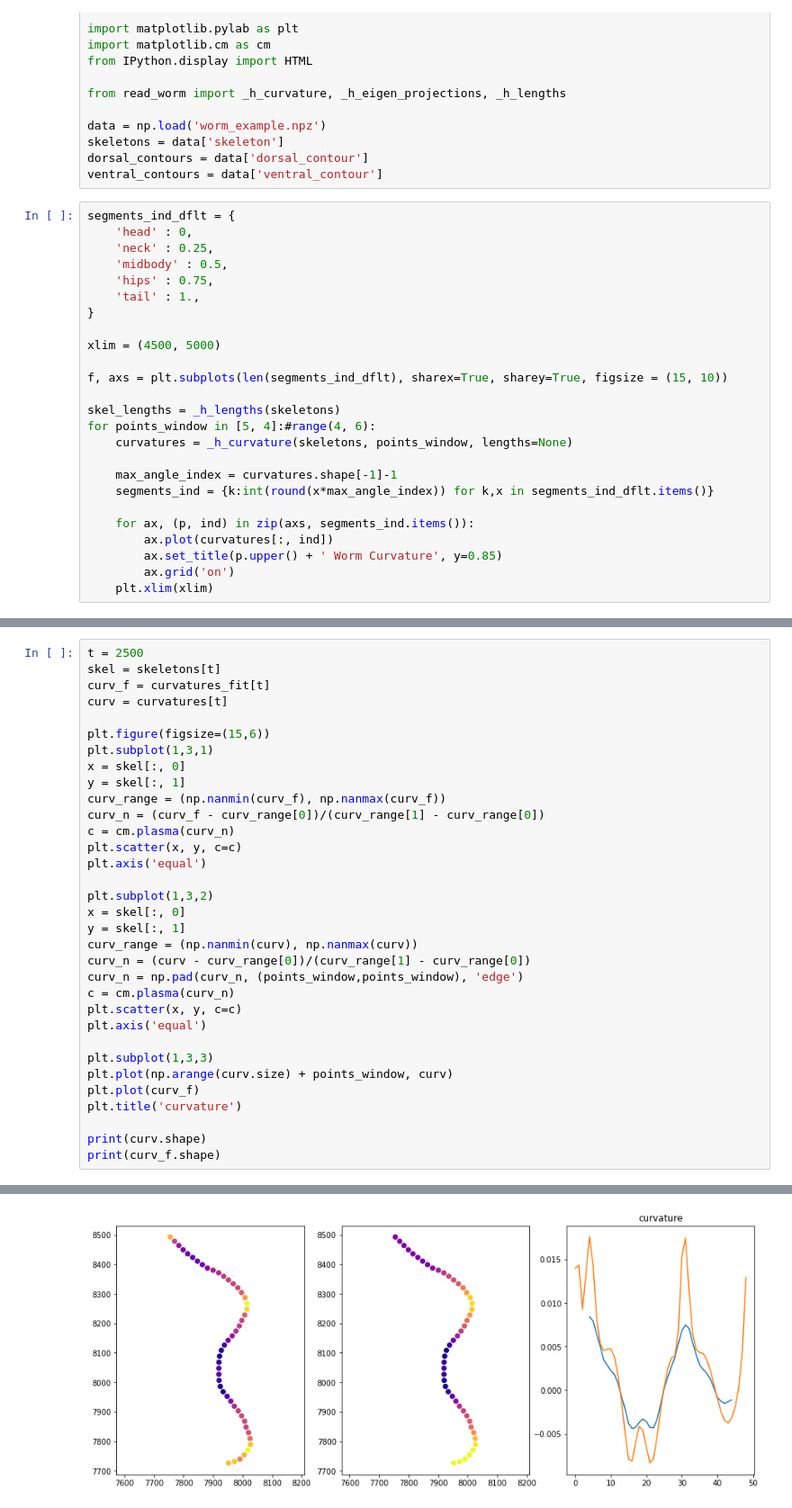
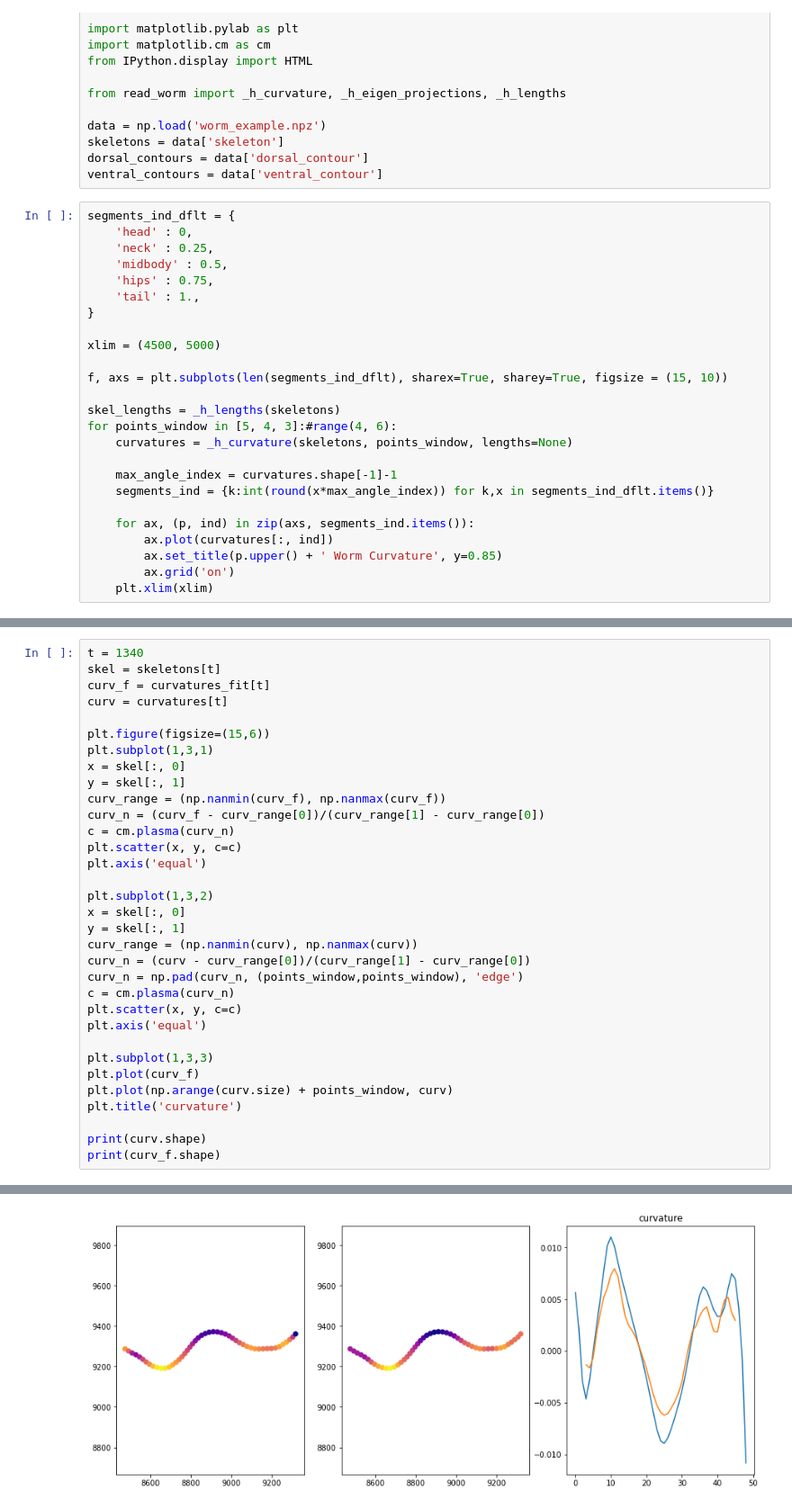
Before and after one commit to ver228/Work_In_Progress, a Jupyter notebook: work_in_progress/new_features/Bend Angles.ipynb, the cells around one changed output, grey strips where cells are left out. Shown at 90% size. Saved outputs shown, nothing was run; the diff lists cells and outputs as text.

```diff
--- a/work_in_progress/new_features/Bend Angles.ipynb
+++ b/work_in_progress/new_features/Bend Angles.ipynb
@@ -28,7 +28,7 @@ xlim = (4500, 5000)
 f, axs = plt.subplots(len(segments_ind_dflt), sharex=True, sharey=True, figsize = (15, 10))
 
 skel_lengths = _h_lengths(skeletons)
-for points_window in [5, 4]:#range(4, 6):
+for points_window in [5, 4, 3]:#range(4, 6):
     curvatures = _h_curvature(skeletons, points_window, lengths=None)
 
     max_angle_index = curvatures.shape[-1]-1
@@ -130,5 +130,5 @@ print(curvatures_fit.shape)
 # %%
-t = 2500
+t = 1340
 skel = skeletons[t]
 curv_f = curvatures_fit[t]
 curv = curvatures[t]
@@ -154,8 +154,8 @@ plt.scatter(x, y, c=c)
 plt.axis('equal')
 
 plt.subplot(1,3,3)
+plt.plot(curv_f)
 plt.plot(np.arange(curv.size) + points_window, curv)
-plt.plot(curv_f)
 plt.title('curvature')
 
 print(curv.shape)
@@ -165,5 +165,5 @@ print(curv_f.shape)
 (49,)
-[figure, old version]
+[figure, new version]
 # %%
 eigen_projections = _h_eigen_projections(skeletons)
 
```
Also changed, not shown: parts of 7 cells of this notebook, 7 other files.
